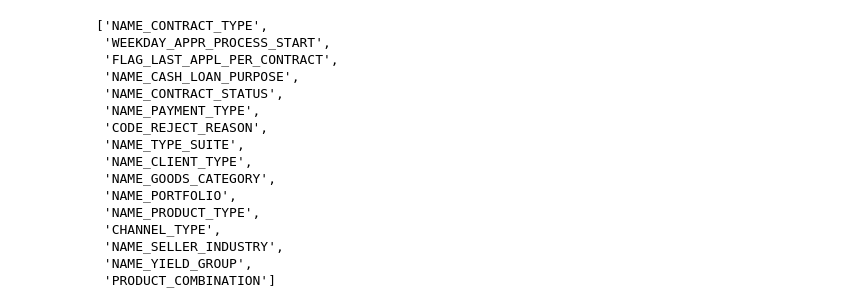
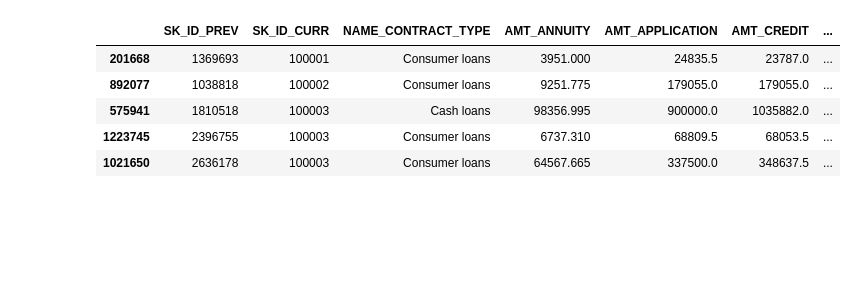
Before and after one commit to KazukiOnodera/Home-Credit-Default-Risk, a Jupyter notebook: py/EDA_002_previous_application.ipynb, the cells around one changed output. Cells and saved outputs as stored; diff of their text form; code cells hidden in the pictures; blank space fills up the shorter version.

```diff
--- a/py/EDA_002_previous_application.ipynb
+++ b/py/EDA_002_previous_application.ipynb
@@ -53,22 +29,13 @@ Index(['SK_ID_PREV', 'SK_ID_CURR', 'NAME_CONTRACT_TYPE', 'AMT_ANNUITY',
-# %%
-[c for c in df.columns if df[c].dtype=='O']
-# %% [output]
-['NAME_CONTRACT_TYPE',
- 'WEEKDAY_APPR_PROCESS_START',
- 'FLAG_LAST_APPL_PER_CONTRACT',
- 'NAME_CASH_LOAN_PURPOSE',
- 'NAME_CONTRACT_STATUS',
- 'NAME_PAYMENT_TYPE',
- 'CODE_REJECT_REASON',
- 'NAME_TYPE_SUITE',
- 'NAME_CLIENT_TYPE',
- 'NAME_GOODS_CATEGORY',
- 'NAME_PORTFOLIO',
- 'NAME_PRODUCT_TYPE',
- 'CHANNEL_TYPE',
- 'NAME_SELLER_INDUSTRY',
- 'NAME_YIELD_GROUP',
- 'PRODUCT_COMBINATION']
+# %%
+df = utils.read_pickles('../data/previous_application').sort_values(['SK_ID_CURR', 'SK_ID_PREV'])
+df.head()
+# %% [output]
+|  | SK_ID_PREV | SK_ID_CURR | NAME_CONTRACT_TYPE | AMT_ANNUITY | AMT_APPLICATION | AMT_CREDIT | ... |
+| 201668 | 1369693 | 100001 | Consumer loans | 3951.000 | 24835.5 | 23787.0 | ... |
+| 892077 | 1038818 | 100002 | Consumer loans | 9251.775 | 179055.0 | 179055.0 | ... |
+| 575941 | 1810518 | 100003 | Cash loans | 98356.995 | 900000.0 | 1035882.0 | ... |
+| 1223745 | 2396755 | 100003 | Consumer loans | 6737.310 | 68809.5 | 68053.5 | ... |
+| 1021650 | 2636178 | 100003 | Consumer loans | 64567.665 | 337500.0 | 348637.5 | ... |
 # %%
 EDA.df_info(df)
 # %% [output]
```
Also changed, not shown: parts of 11 cells of this notebook, 33 other files.
